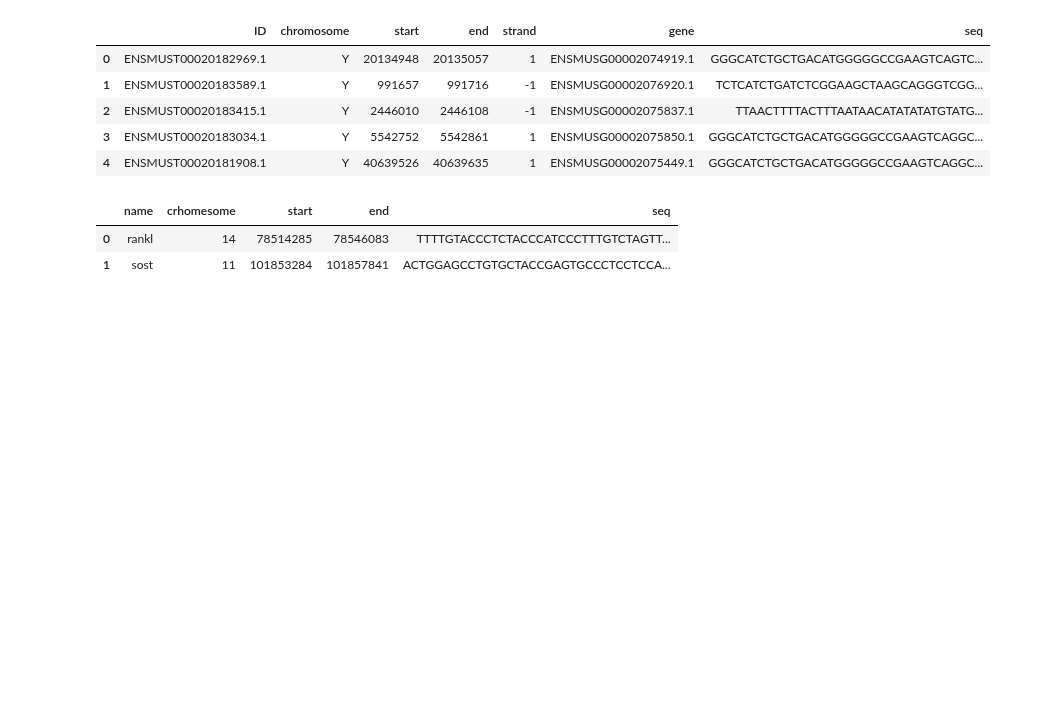
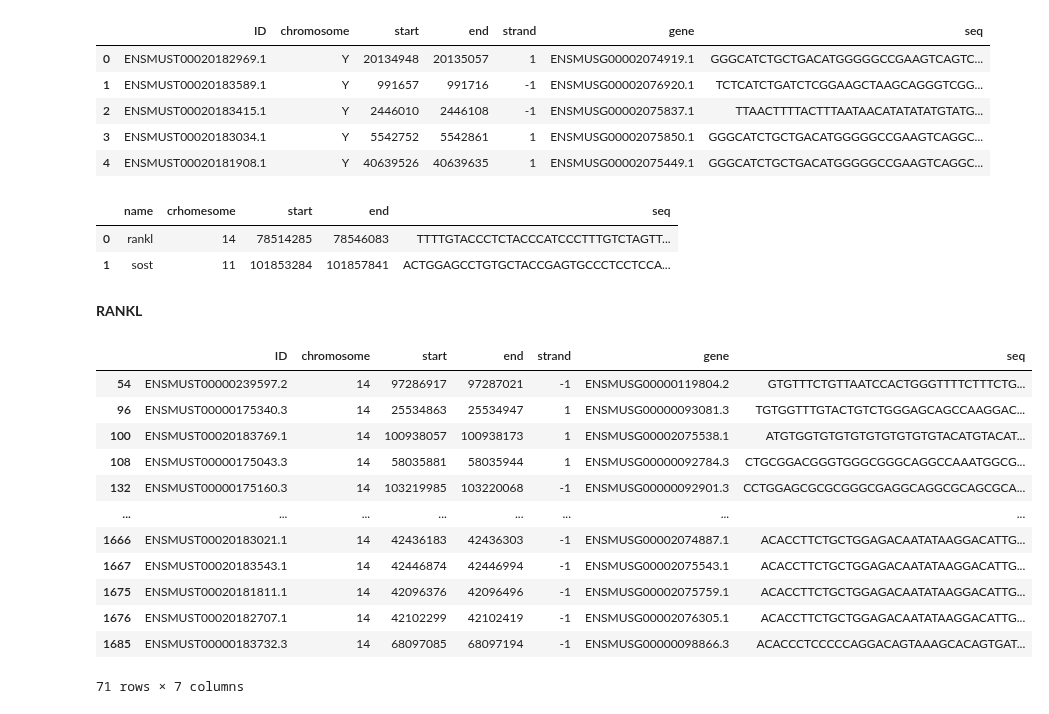
Before and after one commit to uehiratakumu/VScode, a Jupyter notebook: blast_test/matching.ipynb, the cells around one changed output. Cells and saved outputs as stored; diff of their text form; code cells hidden in the pictures; blank space fills up the shorter version.

```diff
--- a/blast_test/matching.ipynb
+++ b/blast_test/matching.ipynb
@@ -4,9 +6,9 @@ import pandas as pd
 # %%
 miRNA = pd.read_csv('miRNA.csv')
-mRNA = pd.read_csv('mRNA.csv')
-mRNA["crhomesome"] = mRNA["crhomesome"].astype(str)
+signal = pd.read_csv('signal.csv')
+signal["crhomesome"] = signal["crhomesome"].astype(str)
 display(miRNA.head())
-display(mRNA.head())
+display(signal.head())
 # %% [output]
 |  | ID | chromosome | start | end | strand | gene | seq |
 | 0 | ENSMUST00020182969.1 | Y | 20134948 | 20135057 | 1 | ENSMUSG00002074919.1 | GGGCATCTGCTGACATGGGGGCCGAAGTCAGTC... |
@@ -21,0 +22,19 @@ mRNA["crhomesome"] = mRNA["crhomesome"].astype(str)
+# %% [markdown]
+**RANKL**
+# %%
+x = miRNA[miRNA["chromosome"]== signal["crhomesome"][0]]#[miRNA["start"] > mRNA["end"][1]]#[miRNA["end"] < mRNA["end"][1]]
+x
+# %% [output]
+|  | ID | chromosome | start | end | strand | gene | seq |
+| 54 | ENSMUST00000239597.2 | 14 | 97286917 | 97287021 | -1 | ENSMUSG00000119804.2 | GTGTTTCTGTTAATCCACTGGGTTTTCTTTCTG... |
+| 96 | ENSMUST00000175340.3 | 14 | 25534863 | 25534947 | 1 | ENSMUSG00000093081.3 | TGTGGTTTGTACTGTCTGGGAGCAGCCAAGGAC... |
+| 100 | ENSMUST00020183769.1 | 14 | 100938057 | 100938173 | 1 | ENSMUSG00002075538.1 | ATGTGGTGTGTGTGTGTGTGTGTACATGTACAT... |
+| 108 | ENSMUST00000175043.3 | 14 | 58035881 | 58035944 | 1 | ENSMUSG00000092784.3 | CTGCGGACGGGTGGGCGGGCAGGCCAAATGGCG... |
+| 132 | ENSMUST00000175160.3 | 14 | 103219985 | 103220068 | -1 | ENSMUSG00000092901.3 | CCTGGAGCGCGCGGGCGAGGCAGGCGCAGCGCA... |
+| ... | ... | ... | ... | ... | ... | ... | ... |
+| 1666 | ENSMUST00020183021.1 | 14 | 42436183 | 42436303 | -1 | ENSMUSG00002074887.1 | ACACCTTCTGCTGGAGACAATATAAGGACATTG... |
+| 1667 | ENSMUST00020183543.1 | 14 | 42446874 | 42446994 | -1 | ENSMUSG00002075543.1 | ACACCTTCTGCTGGAGACAATATAAGGACATTG... |
+| 1675 | ENSMUST00020181811.1 | 14 | 42096376 | 42096496 | -1 | ENSMUSG00002075759.1 | ACACCTTCTGCTGGAGACAATATAAGGACATTG... |
+| 1676 | ENSMUST00020182707.1 | 14 | 42102299 | 42102419 | -1 | ENSMUSG00002076305.1 | ACACCTTCTGCTGGAGACAATATAAGGACATTG... |
+| 1685 | ENSMUST00000183732.3 | 14 | 68097085 | 68097194 | -1 | ENSMUSG00000098866.3 | ACACCCTCCCCCAGGACAGTAAAGCACAGTGAT... |
+71 rows × 7 columns
```
Also changed, not shown: parts of 14 cells of this notebook, 7 other files.
